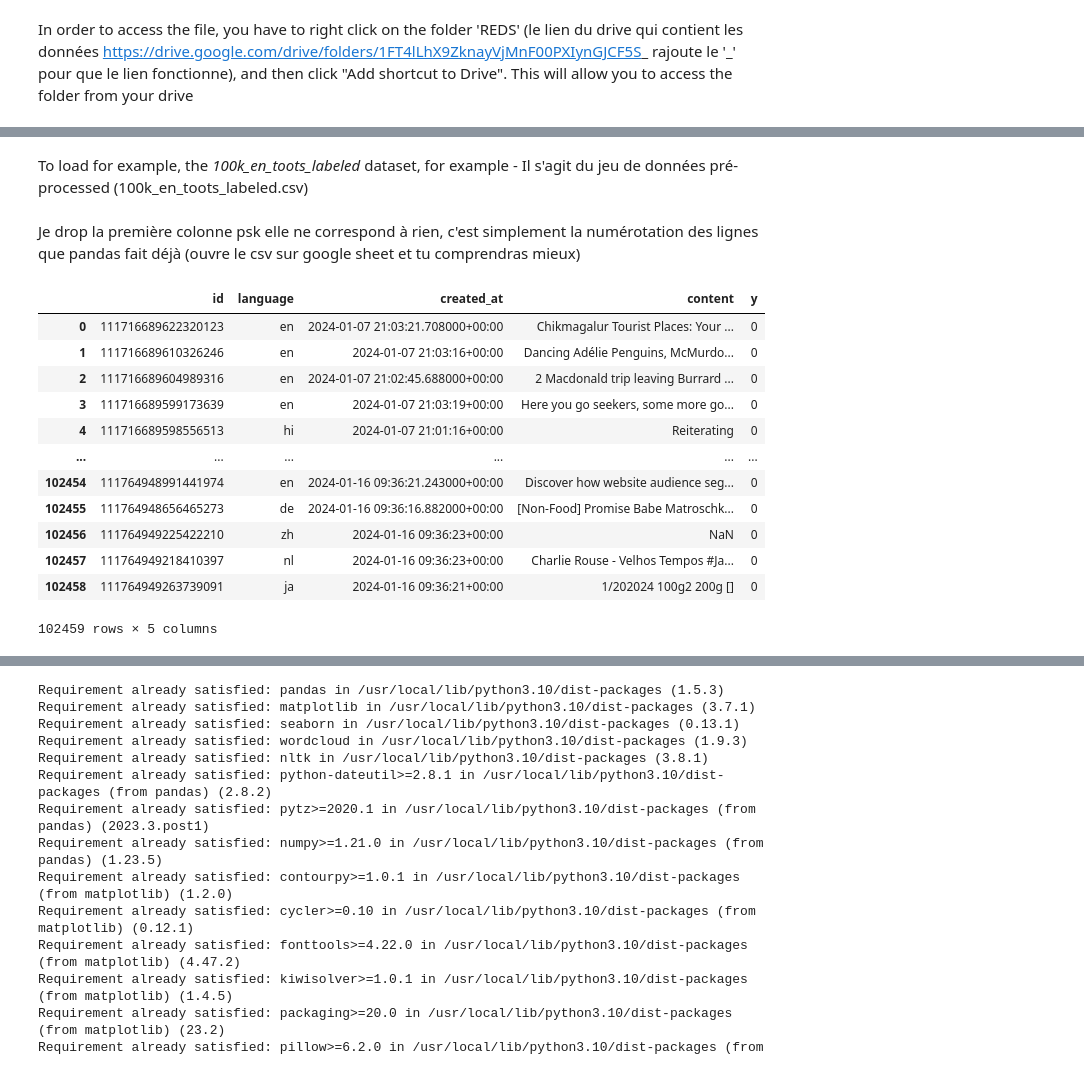
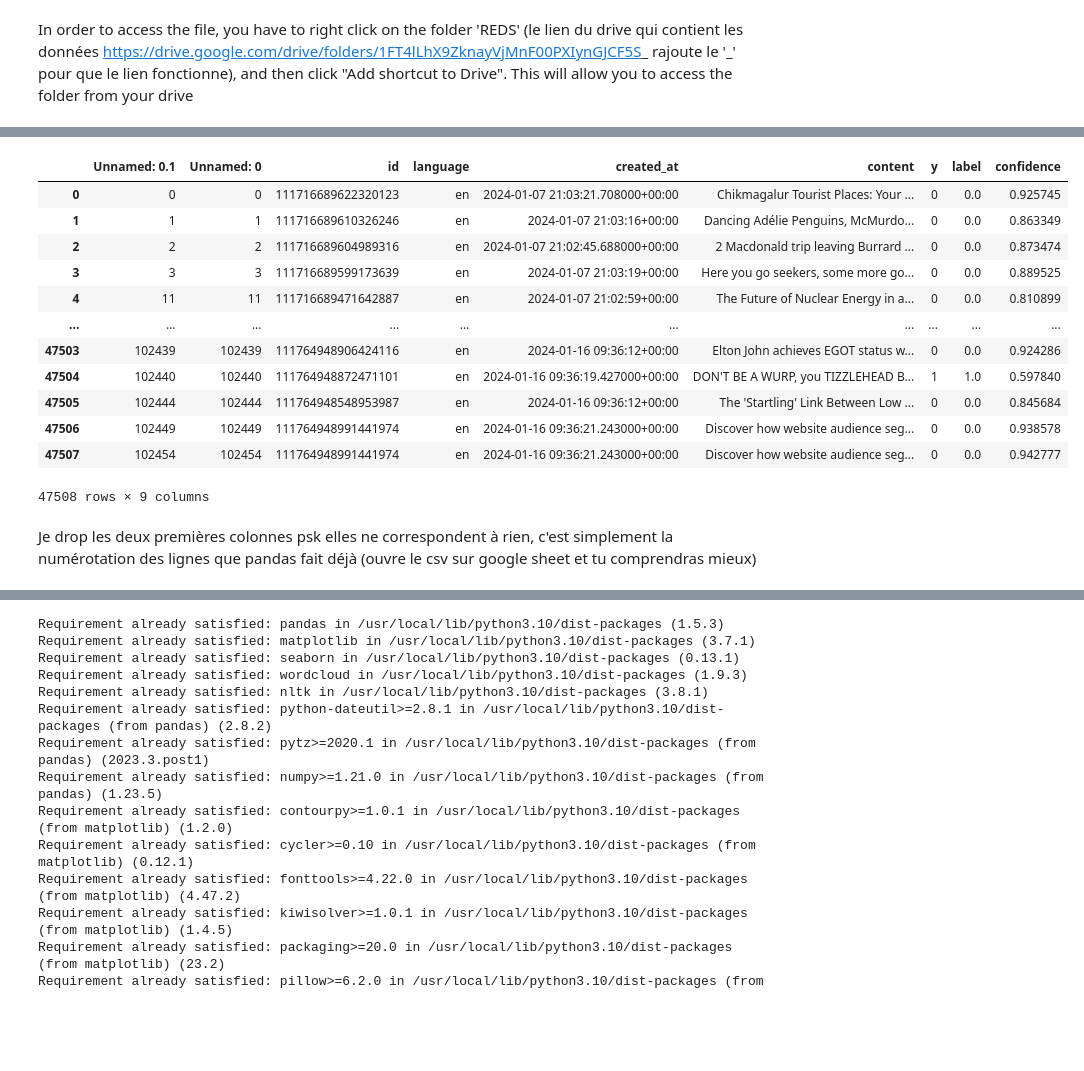
Before and after one commit to Allaa-boutaleb/Mastodon-Offensive-Speech-Detection, a Jupyter notebook: src/notebooks/EDA.ipynb, the cells around one changed output, grey strips where cells are left out. Saved outputs shown, nothing was run; the diff lists cells and outputs as text; code cells hidden in the pictures; blank space fills up the shorter version.

```diff
--- a/src/notebooks/EDA.ipynb
+++ b/src/notebooks/EDA.ipynb
@@ -25,6 +25,4 @@ In order to access the file, you have to right click on the folder 'REDS' (le li
 # %%
 path = "/content/drive/MyDrive/REDS/"
-# %% [markdown]
-To load for example, the *100k_en_toots_labeled* dataset, for example - Il s'agit du jeu de données pré-processed (100k_en_toots_labeled.csv)
 # %%
 import pandas as pd
@@ -32,3 +30,19 @@ k_en_toots_labeled = pd.read_csv(path+"100k_en_toots_labeled.csv", parse_dates=[
+# %%
+df_offensive
+# %% [output]
+|  | Unnamed: 0.1 | Unnamed: 0 | id | language | created_at | content | y | label | confidence |
+| 0 | 0 | 0 | 111716689622320123 | en | 2024-01-07 21:03:21.708000+00:00 | Chikmagalur Tourist Places: Your ... | 0 | 0.0 | 0.925745 |
+| 1 | 1 | 1 | 111716689610326246 | en | 2024-01-07 21:03:16+00:00 | Dancing Adélie Penguins, McMurdo... | 0 | 0.0 | 0.863349 |
+| 2 | 2 | 2 | 111716689604989316 | en | 2024-01-07 21:02:45.688000+00:00 | 2 Macdonald trip leaving Burrard ... | 0 | 0.0 | 0.873474 |
+| 3 | 3 | 3 | 111716689599173639 | en | 2024-01-07 21:03:19+00:00 | Here you go seekers, some more go... | 0 | 0.0 | 0.889525 |
+| 4 | 11 | 11 | 111716689471642887 | en | 2024-01-07 21:02:59+00:00 | The Future of Nuclear Energy in a... | 0 | 0.0 | 0.810899 |
+| ... | ... | ... | ... | ... | ... | ... | ... | ... | ... |
+| 47503 | 102439 | 102439 | 111764948906424116 | en | 2024-01-16 09:36:12+00:00 | Elton John achieves EGOT status w... | 0 | 0.0 | 0.924286 |
+| 47504 | 102440 | 102440 | 111764948872471101 | en | 2024-01-16 09:36:19.427000+00:00 | DON'T BE A WURP, you TIZZLEHEAD B... | 1 | 1.0 | 0.597840 |
+| 47505 | 102444 | 102444 | 111764948548953987 | en | 2024-01-16 09:36:12+00:00 | The 'Startling' Link Between Low ... | 0 | 0.0 | 0.845684 |
+| 47506 | 102449 | 102449 | 111764948991441974 | en | 2024-01-16 09:36:21.243000+00:00 | Discover how website audience seg... | 0 | 0.0 | 0.938578 |
+| 47507 | 102454 | 102454 | 111764948991441974 | en | 2024-01-16 09:36:21.243000+00:00 | Discover how website audience seg... | 0 | 0.0 | 0.942777 |
+47508 rows × 9 columns
 # %% [markdown]
-Je drop la première colonne psk elle ne correspond à rien, c'est simplement la numérotation des lignes que pandas fait déjà (ouvre le csv sur google sheet et tu comprendras mieux)
+Je drop les deux premières colonnes psk elles ne correspondent à rien, c'est simplement la numérotation des lignes que pandas fait déjà (ouvre le csv sur google sheet et tu comprendras mieux)
 # %%
@@ -36,16 +49,0 @@ k_en_toots_labeled.drop(columns = k_en_toots_labeled.columns[0], axis = 1, inpla
-# %%
-k_en_toots_labeled
-# %% [output]
-|  | id | language | created_at | content | y |
-| 0 | 111716689622320123 | en | 2024-01-07 21:03:21.708000+00:00 | Chikmagalur Tourist Places: Your ... | 0 |
-| 1 | 111716689610326246 | en | 2024-01-07 21:03:16+00:00 | Dancing Adélie Penguins, McMurdo... | 0 |
-| 2 | 111716689604989316 | en | 2024-01-07 21:02:45.688000+00:00 | 2 Macdonald trip leaving Burrard ... | 0 |
-| 3 | 111716689599173639 | en | 2024-01-07 21:03:19+00:00 | Here you go seekers, some more go... | 0 |
-| 4 | 111716689598556513 | hi | 2024-01-07 21:01:16+00:00 | Reiterating | 0 |
-| ... | ... | ... | ... | ... | ... |
-| 102454 | 111764948991441974 | en | 2024-01-16 09:36:21.243000+00:00 | Discover how website audience seg... | 0 |
-| 102455 | 111764948656465273 | de | 2024-01-16 09:36:16.882000+00:00 | [Non-Food] Promise Babe Matroschk... | 0 |
-| 102456 | 111764949225422210 | zh | 2024-01-16 09:36:23+00:00 | NaN | 0 |
-| 102457 | 111764949218410397 | nl | 2024-01-16 09:36:23+00:00 | Charlie Rouse - Velhos Tempos #Ja... | 0 |
-| 102458 | 111764949263739091 | ja | 2024-01-16 09:36:21+00:00 | 1/202024 100g2 200g [] | 0 |
-102459 rows × 5 columns
```
Also changed, not shown: parts of 30 cells of this notebook.
